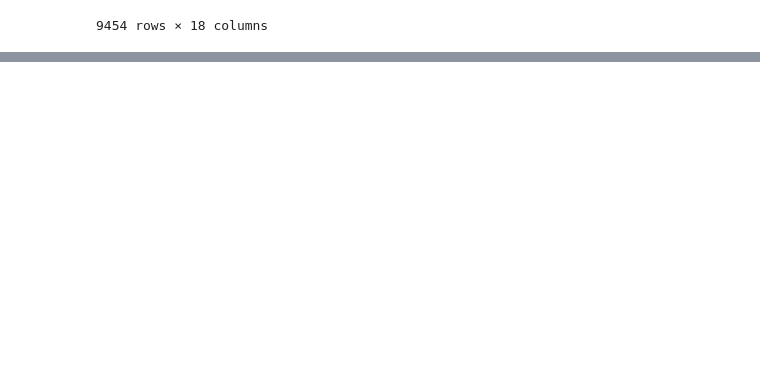
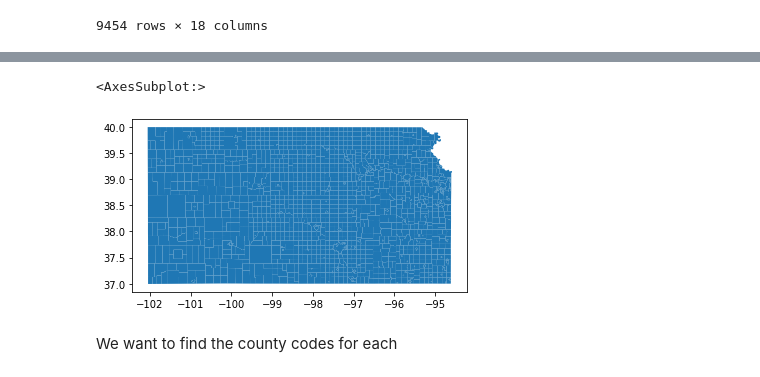
Before and after one commit to FRI-Energy-Analytics/2021_summer_fellows, a Jupyter notebook: transformers/cross section.ipynb, the cells around one changed output, grey strips where cells are left out. Cells and saved outputs as stored; diff of their text form; code cells hidden in the pictures; blank space fills up the shorter version.

```diff
--- a/transformers/cross section.ipynb
+++ b/transformers/cross section.ipynb
@@ -213,0 +371,9 @@ for i, well in enumerate(wells):
+# %%
+import geopandas as gpd
+kansas_map = gpd.read_file("kansas.zip")
+kansas_map.plot()
+# %% [output]
+<AxesSubplot:>
+[figure, added]
+# %% [markdown]
+We want to find the county codes for each
```
Also changed, not shown: parts of 29 cells of this notebook, 4 other files.
